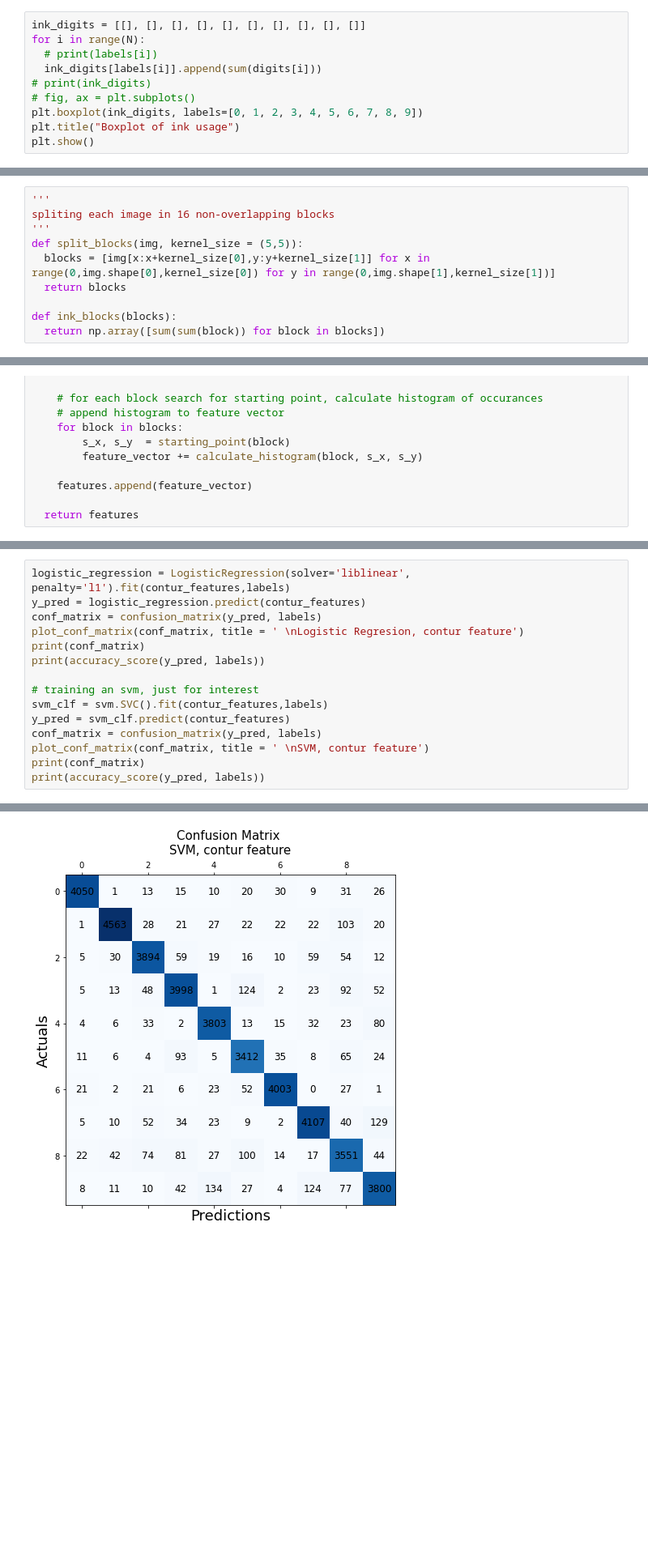
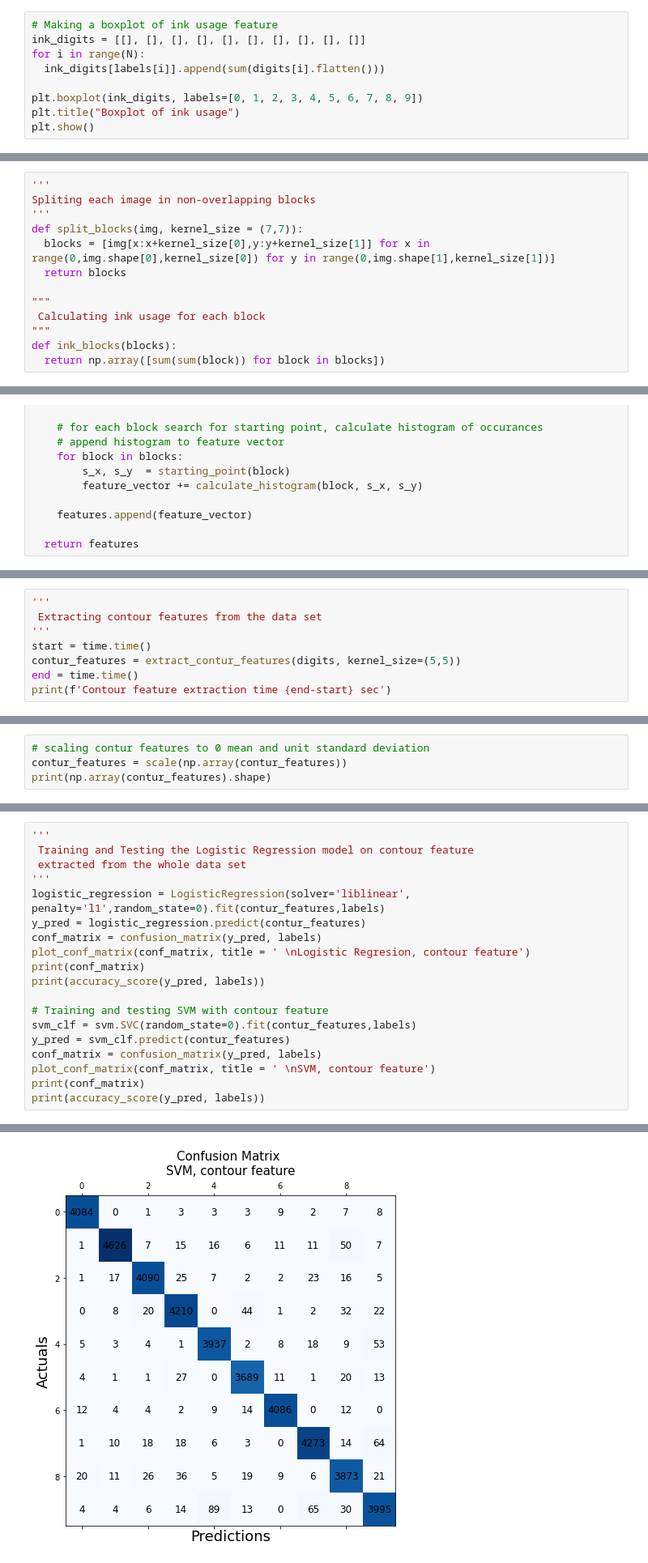
Before and after one commit to cristi2019255/DigitRecognition, a Jupyter notebook: Pattern_recognition_assignment_1.ipynb, the cells around one changed output, grey strips where cells are left out. Shown at 81% size. Drawn from its saved outputs; the diff is of its cells as text; blank space fills up the shorter version.

```diff
--- a/Pattern_recognition_assignment_1.ipynb
+++ b/Pattern_recognition_assignment_1.ipynb
@@ -142,10 +158,9 @@ bar = plt.bar(unique_digits,ink_mean)
 # %%
+# Making a boxplot of ink usage feature
 ink_digits = [[], [], [], [], [], [], [], [], [], []]
 for i in range(N):
-  # print(labels[i])
-  ink_digits[labels[i]].append(sum(digits[i]))
-# print(ink_digits)
-# fig, ax = plt.subplots()
+  ink_digits[labels[i]].append(sum(digits[i].flatten()))
+
 plt.boxplot(ink_digits, labels=[0, 1, 2, 3, 4, 5, 6, 7, 8, 9])
 plt.title("Boxplot of ink usage")
 plt.show()
@@ -175,11 +192,14 @@ accuracy_score(y_pred, labels)
 Ink feature gives only 22.68 % accuracy
 # %%
 '''
-spliting each image in 16 non-overlapping blocks
+Spliting each image in non-overlapping blocks
 '''
-def split_blocks(img, kernel_size = (5,5)):
+def split_blocks(img, kernel_size = (7,7)):
   blocks = [img[x:x+kernel_size[0],y:y+kernel_size[1]] for x in range(0,img.shape[0],kernel_size[0]) for y in range(0,img.shape[1],kernel_size[1])]
   return blocks
 
+"""
+ Calculating ink usage for each block
+"""
 def ink_blocks(blocks):
   return np.array([sum(sum(block)) for block in blocks])
@@ -361,0 +396,8 @@ contur_features = extract_contur_features(preprocessed)
+# %%
+'''
+ Extracting contour features from the data set
+'''
+start = time.time()
+contur_features = extract_contur_features(digits, kernel_size=(5,5))
+end = time.time()
+print(f'Contour feature extraction time {end-start} sec')
@@ -361,0 +406,4 @@ contur_features = extract_contur_features(preprocessed)
+# %%
+# scaling contur features to 0 mean and unit standard deviation
+contur_features = scale(np.array(contur_features))
+print(np.array(contur_features).shape)
@@ -362,16 +412,20 @@ contur_features = extract_contur_features(preprocessed)
 # %%
-logistic_regression = LogisticRegression(solver='liblinear', penalty='l1').fit(contur_features,labels)
+'''
+ Training and Testing the Logistic Regression model on contour feature
+ extracted from the whole data set
+'''
+logistic_regression = LogisticRegression(solver='liblinear', penalty='l1',random_state=0).fit(contur_features,labels)
 y_pred = logistic_regression.predict(contur_features)
 conf_matrix = confusion_matrix(y_pred, labels)
-plot_conf_matrix(conf_matrix, title = ' \nLogistic Regresion, contur feature')
+plot_conf_matrix(conf_matrix, title = ' \nLogistic Regresion, contour feature')
 print(conf_matrix)
 print(accuracy_score(y_pred, labels))
 
-# training an svm, just for interest
-svm_clf = svm.SVC().fit(contur_features,labels)
+# Training and testing SVM with contour feature
+svm_clf = svm.SVC(random_state=0).fit(contur_features,labels)
 y_pred = svm_clf.predict(contur_features)
 conf_matrix = confusion_matrix(y_pred, labels)
-plot_conf_matrix(conf_matrix, title = ' \nSVM, contur feature')
+plot_conf_matrix(conf_matrix, title = ' \nSVM, contour feature')
 print(conf_matrix)
 print(accuracy_score(y_pred, labels))
 # %% [output]
@@ -390 +444 @@ print(accuracy_score(y_pred, labels))
-[figure, old version]
+[figure, new version]
```
Also changed, not shown: parts of 30 cells of this notebook.
